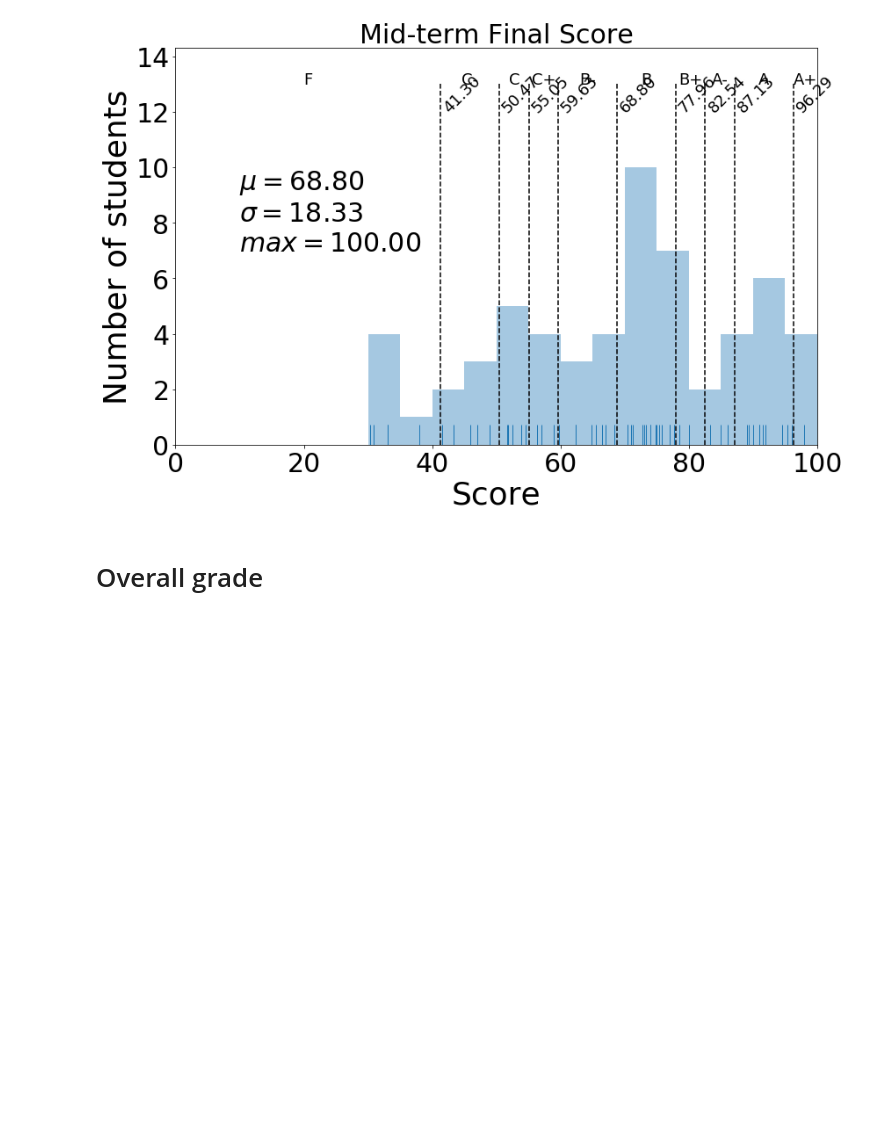
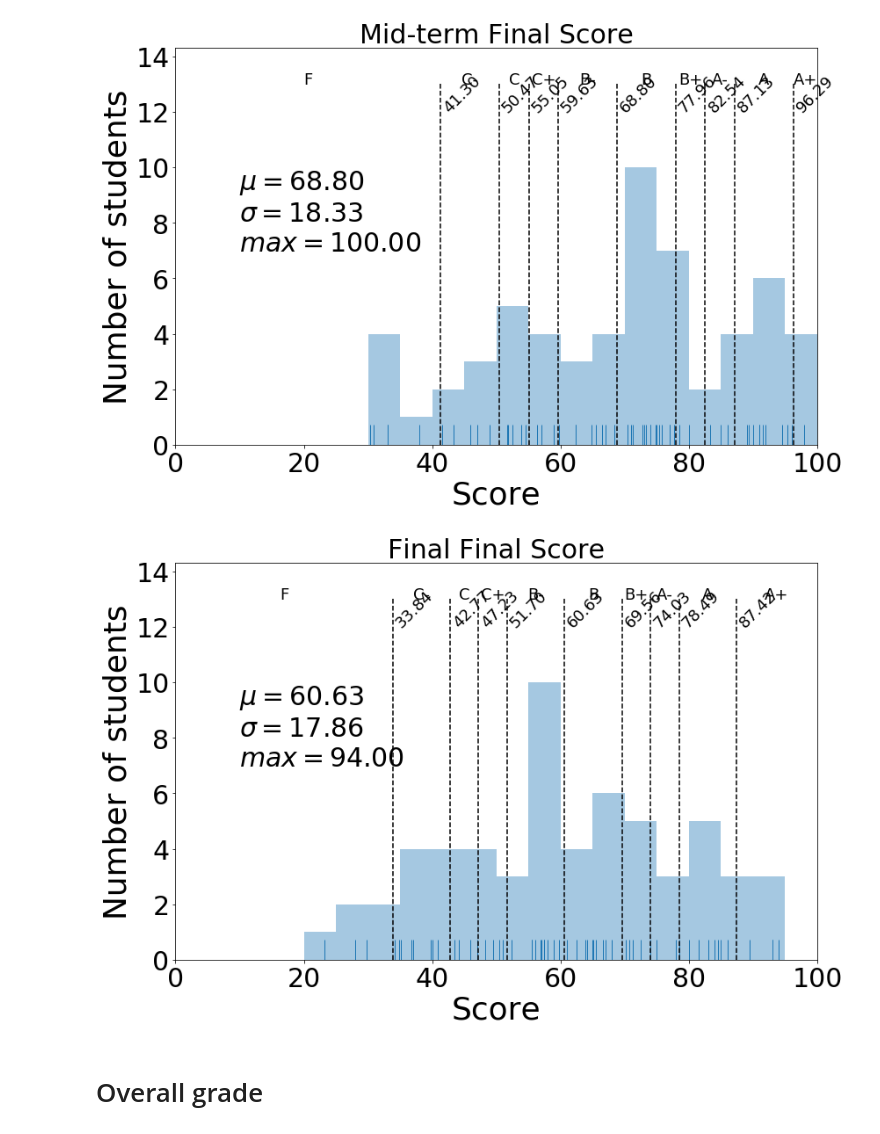
Before and after one commit to materialsvirtuallab/nano106, a Jupyter notebook: grades/Spring2020/NANO106_Grades_Spring2020.ipynb, the cells around one changed output. Cells and saved outputs as stored; diff of their text form; code cells hidden in the pictures; blank space fills up the shorter version.

```diff
--- a/grades/Spring2020/NANO106_Grades_Spring2020.ipynb
+++ b/grades/Spring2020/NANO106_Grades_Spring2020.ipynb
@@ -169,7 +171,9 @@ cutoffs = bar_plot(d, "Mid-term Final Score", annotate=True)
 # %% [output]
 [figure]
 # %%
-# cutoffs = bar_plot(d, "Final Final", annotate=True)
+cutoffs = bar_plot(d, "Final Final Score", annotate=True)
+# %% [output]
+[figure, added]
 # %% [markdown]
 # Overall grade
 # %%
```
Also changed, not shown: parts of 3 cells of this notebook.
